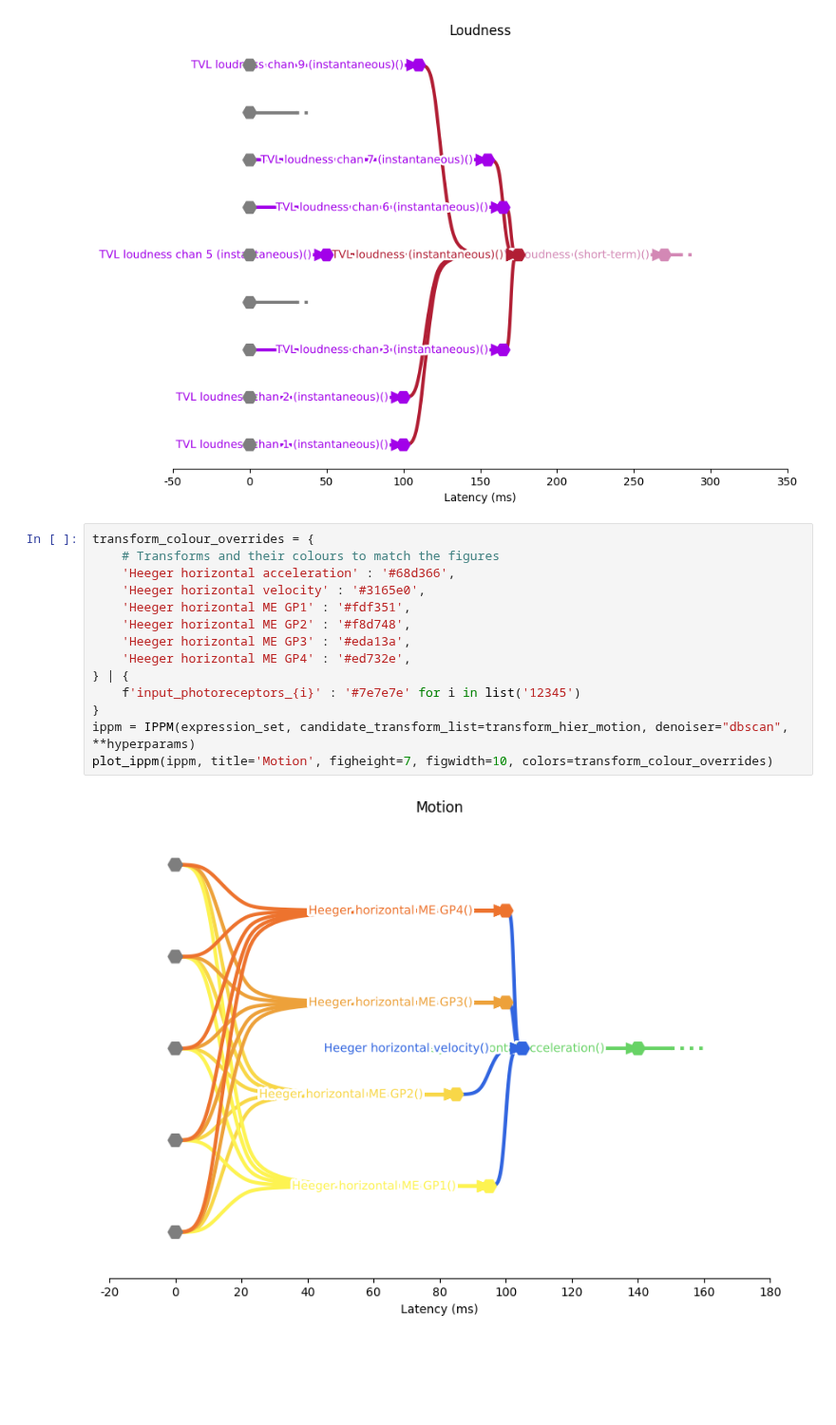
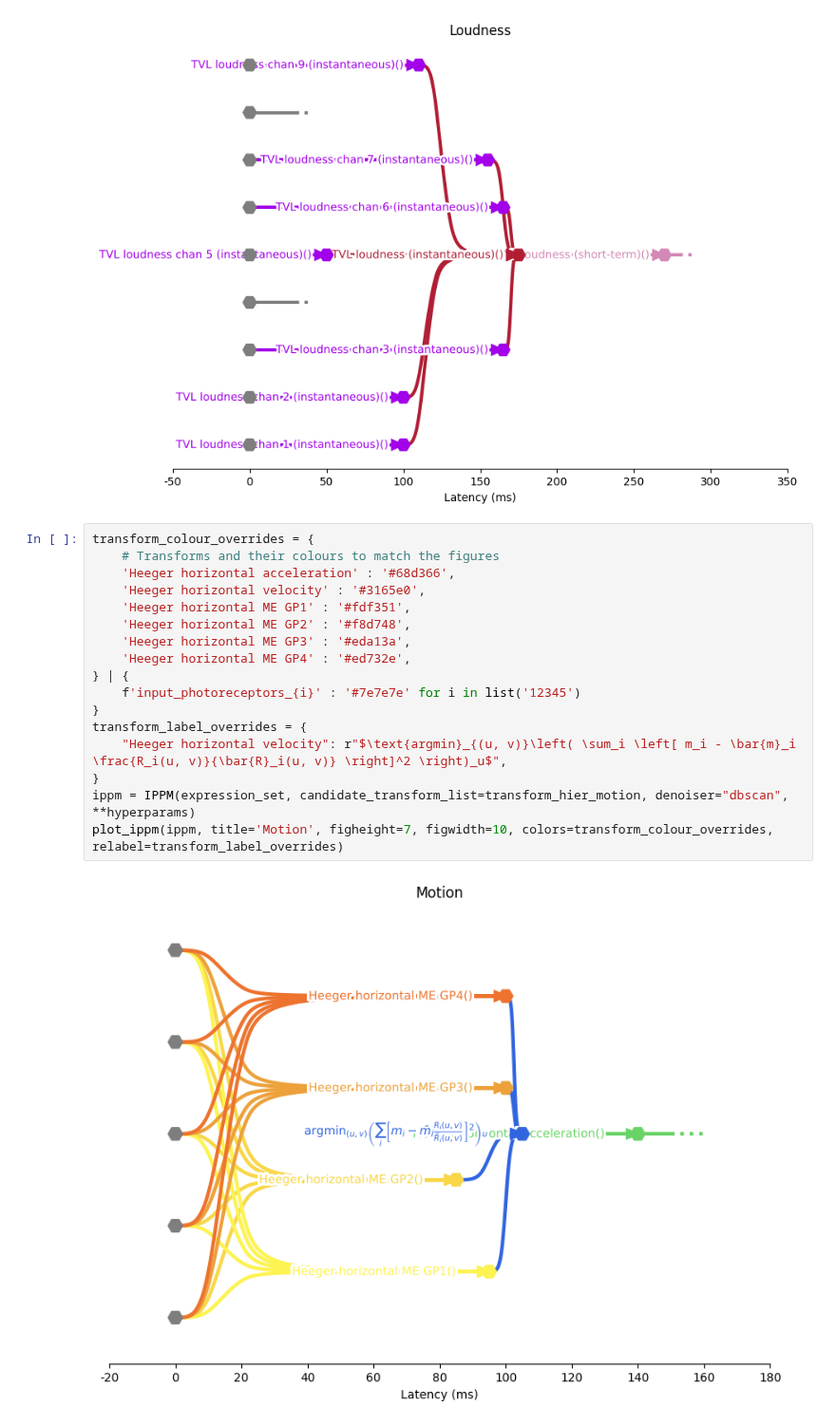
Before and after one commit to kymata-atlas/kymata-core, a Jupyter notebook: demos/demo_ippm.ipynb, the cells around one changed output. Shown at 95% size. Drawn from its saved outputs; the diff is of its cells as text; blank space fills up the shorter version.

Commit message:
Option to have equation labels using LaTeX

```diff
--- a/demos/demo_ippm.ipynb
+++ b/demos/demo_ippm.ipynb
@@ -160,16 +160,19 @@ plot_ippm(ippm, title='Loudness', figheight=7, figwidth=10, colors=transform_col
 # %%
 transform_colour_overrides = {
     # Transforms and their colours to match the figures
     'Heeger horizontal acceleration' : '#68d366',
     'Heeger horizontal velocity' : '#3165e0',
     'Heeger horizontal ME GP1' : '#fdf351',
     'Heeger horizontal ME GP2' : '#f8d748',
     'Heeger horizontal ME GP3' : '#eda13a',
     'Heeger horizontal ME GP4' : '#ed732e',
 } | {
     f'input_photoreceptors_{i}' : '#7e7e7e' for i in list('12345')
 }
+transform_label_overrides = {
+    "Heeger horizontal velocity": r"$\text{argmin}_{(u, v)}\left( \sum_i \left[ m_i - \bar{m}_i \frac{R_i(u, v)}{\bar{R}_i(u, v)} \right]^2 \right)_u$",
+}
 ippm = IPPM(expression_set, candidate_transform_list=transform_hier_motion, denoiser="dbscan", **hyperparams)
-plot_ippm(ippm, title='Motion', figheight=7, figwidth=10, colors=transform_colour_overrides)
+plot_ippm(ippm, title='Motion', figheight=7, figwidth=10, colors=transform_colour_overrides, relabel=transform_label_overrides)
 # %% [output]
-[figure, old version]
+[figure, new version]
```
Also changed, not shown: parts of 1 cell of this notebook, 1 other file.
